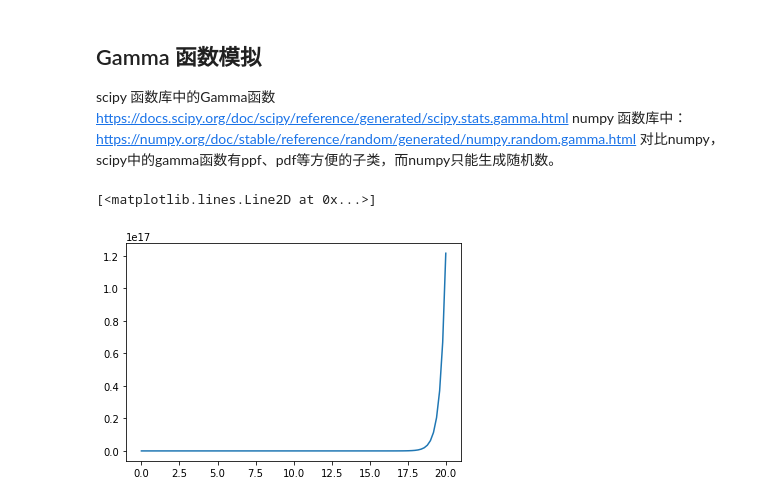
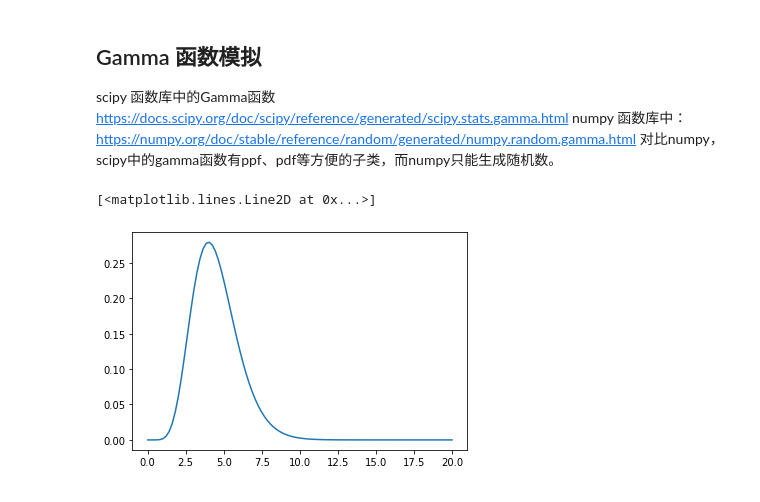
Before and after one commit to Brook1711/RIS-Angular-Domain, a Jupyter notebook: doc/paper_plot.ipynb, the cells around one changed output. Drawn from its saved outputs; the diff is of its cells as text; code cells hidden in the pictures.

```diff
--- a/doc/paper_plot.ipynb
+++ b/doc/paper_plot.ipynb
@@ -37,9 +37,13 @@ https://numpy.org/doc/stable/reference/random/generated/numpy.random.gamma.html
 对比numpy，scipy中的gamma函数有ppf、pdf等方便的子类，而numpy只能生成随机数。
 # %%
 from scipy.stats import gamma
-x = np.linspace(0.1, 20, 100)
-y = [math.gamma(x_i) for x_i in x]
+a=9
+b=2
+scale = 1/b
+
+x = np.linspace(0,20, 100)
+y = gamma.pdf(x, a=a, loc=0, scale=scale)
 plt.plot(m, y)
 # %% [output]
 [<matplotlib.lines.Line2D at 0x...>]
-[figure, old version]
+[figure, new version]
```
Also changed, not shown: 1 other file.
